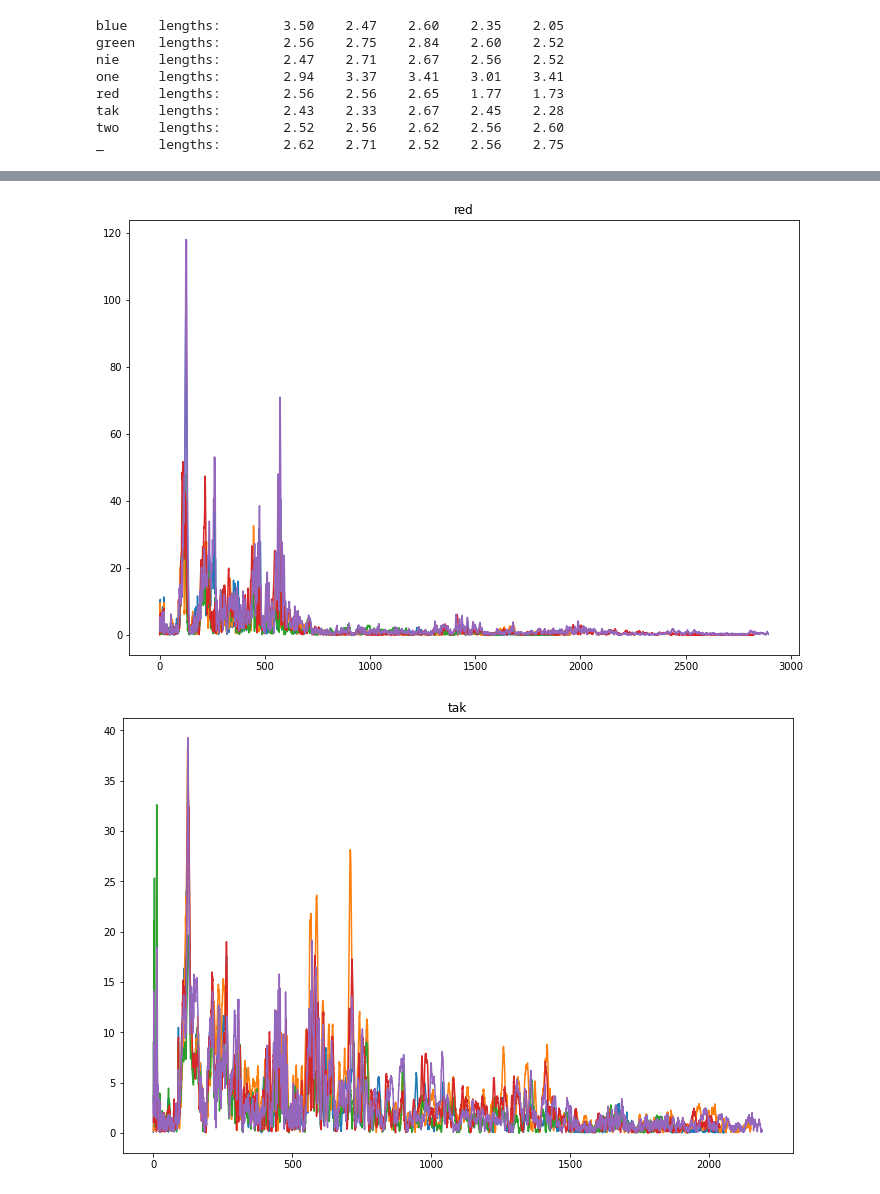
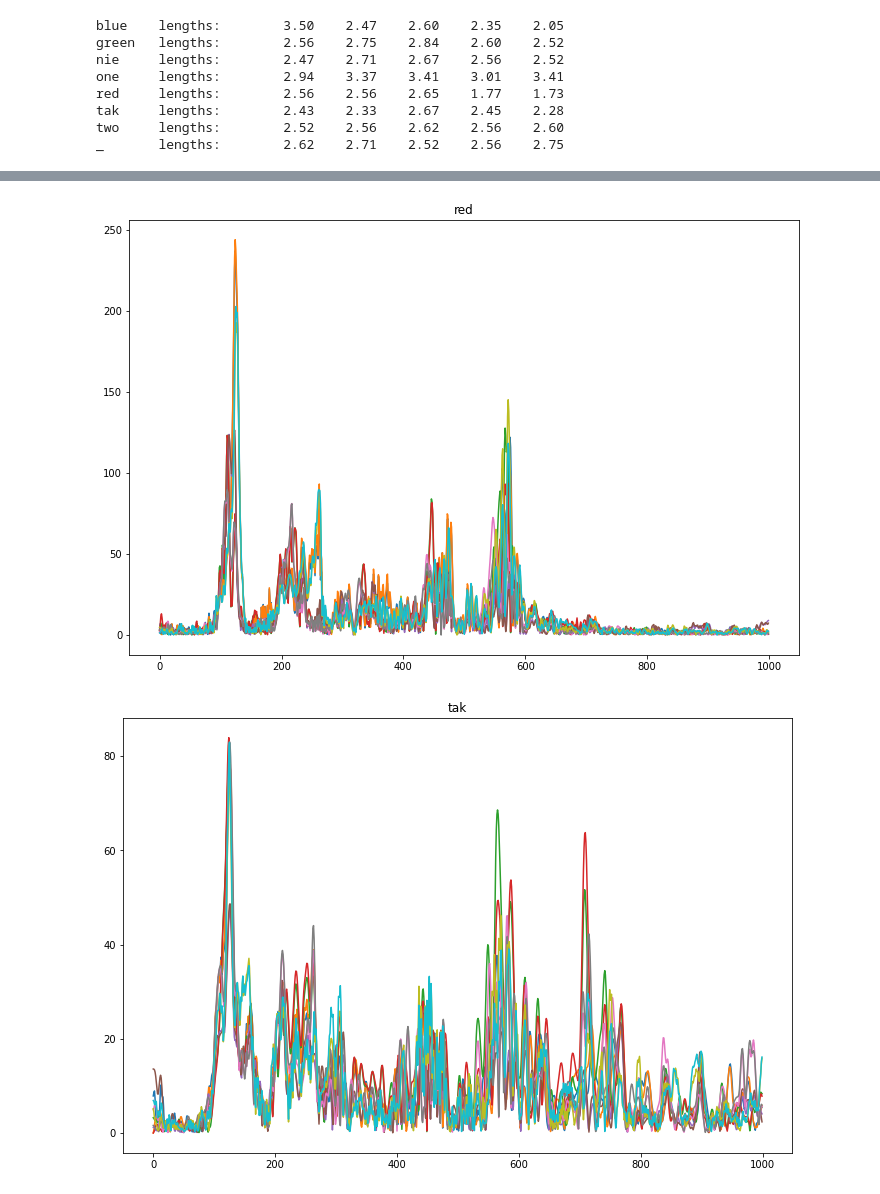
Before and after one commit to lychanl/atmega-rgb, a Jupyter notebook: sound-analysis/sound-analysis.ipynb, the cells around one changed output, grey strips where cells are left out. Drawn from its saved outputs; the diff is of its cells as text; code cells hidden in the pictures.

```diff
--- a/sound-analysis/sound-analysis.ipynb
+++ b/sound-analysis/sound-analysis.ipynb
@@ -30,3 +30,28 @@ red     lengths:        2.56    2.56    2.65    1.77    1.73
 tak     lengths:        2.43    2.33    2.67    2.45    2.28
 two     lengths:        2.52    2.56    2.62    2.56    2.60
 _       lengths:        2.62    2.71    2.52    2.56    2.75
+# %%
+def find_window(values, width):
+    fw = np.cumsum(np.abs(values))
+
+    start = np.argmax([fw[width + i] - fw[i] for i in range(len(values) - width)])
+    end = start + width
+
+    return start, end, np.mean(np.abs(values[:s])), np.mean(np.abs(values[e:]))
+# %%
+threshold = 500
+
+data_processed = {}
+
+for data_dir, data_vs in data.items():
+    print(data_dir)
+    data_processed[data_dir] = []
+    for data_v in data_vs:
+        s, e, _, _ = find_window(data_v[1].mean(-1), data_v[0])
+        processed = data_v[1][s:e]
+        processed = processed * ((processed < -threshold) | (processed > threshold))
+        plt.plot(processed)
+        plt.ylim(-10000, 10000)
+        plt.show()
+        data_processed[data_dir].append((data_v[0], processed[:,0]))
+        data_processed[data_dir].append((data_v[0], processed[:,1]))
@@ -33,10 +72,10 @@ _       lengths:        2.62    2.71    2.52    2.56    2.75
 # %%
-for category, cat_data in data.items():
+for category, cat_data in data_processed.items():
     plt.figure(figsize=(12, 8))
     plt.title(category)
     for rate, wav in cat_data:
-        y = np.abs(scipy.fft.fft(wav[:,1]))
+        y = np.abs(scipy.fft.fft(wav))
         x = scipy.fft.fftfreq(wav.shape[0], 1/rate)
-        plt.plot(x[:x.shape[0] // 2][:5000], y[:x.shape[0] // 2][:5000] / x.shape[0])
+        plt.plot(x[:x.shape[0] // 2][:1000], y[:x.shape[0] // 2][:1000] / x.shape[0])
     plt.show()
 # %% [output]
@@ -47,2 +86,2 @@ for category, cat_data in data.items():
-[figure, old version]
+[figure, new version]
-[figure, old version]
+[figure, new version]
```
Also changed, not shown: parts of 4 cells of this notebook.
